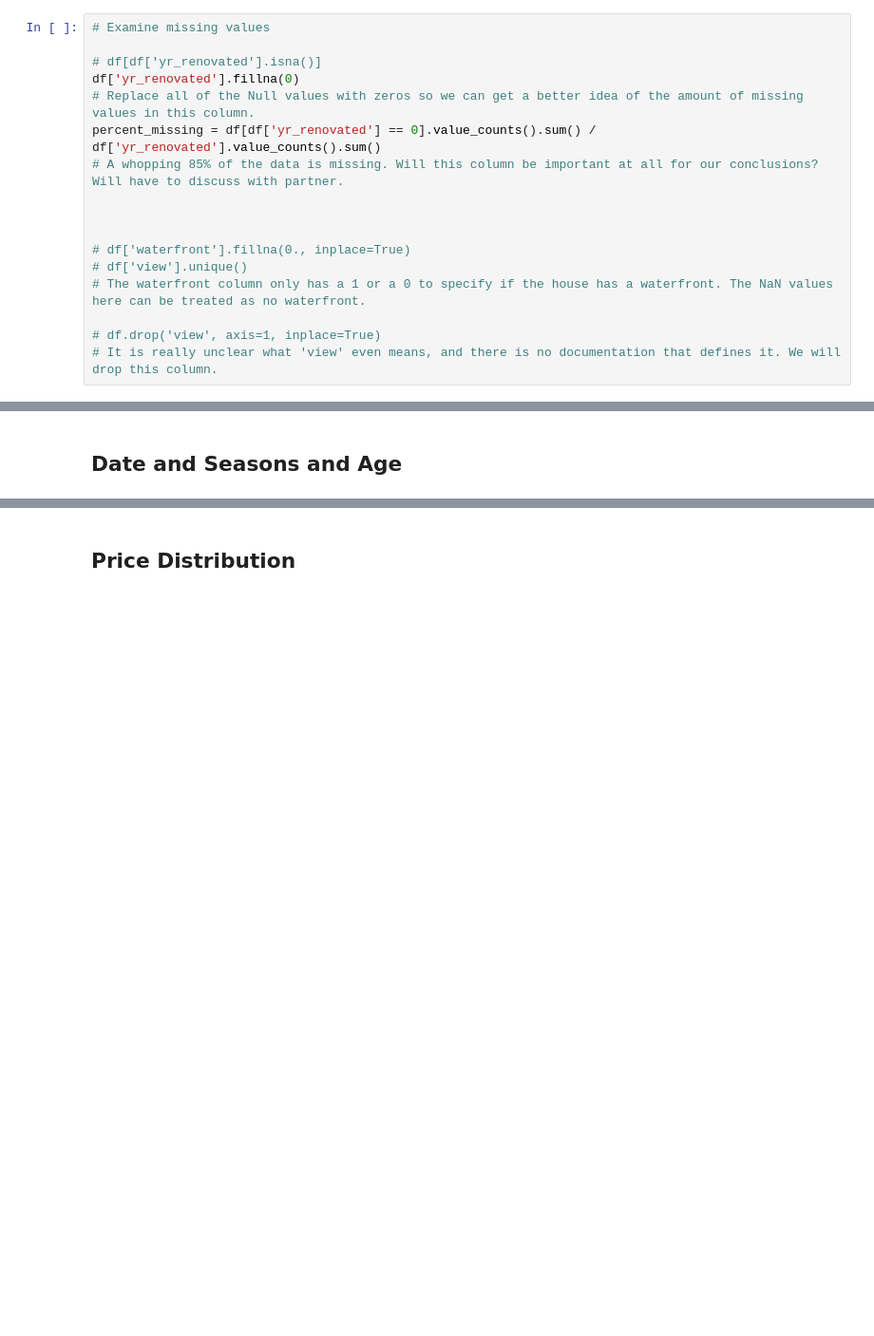
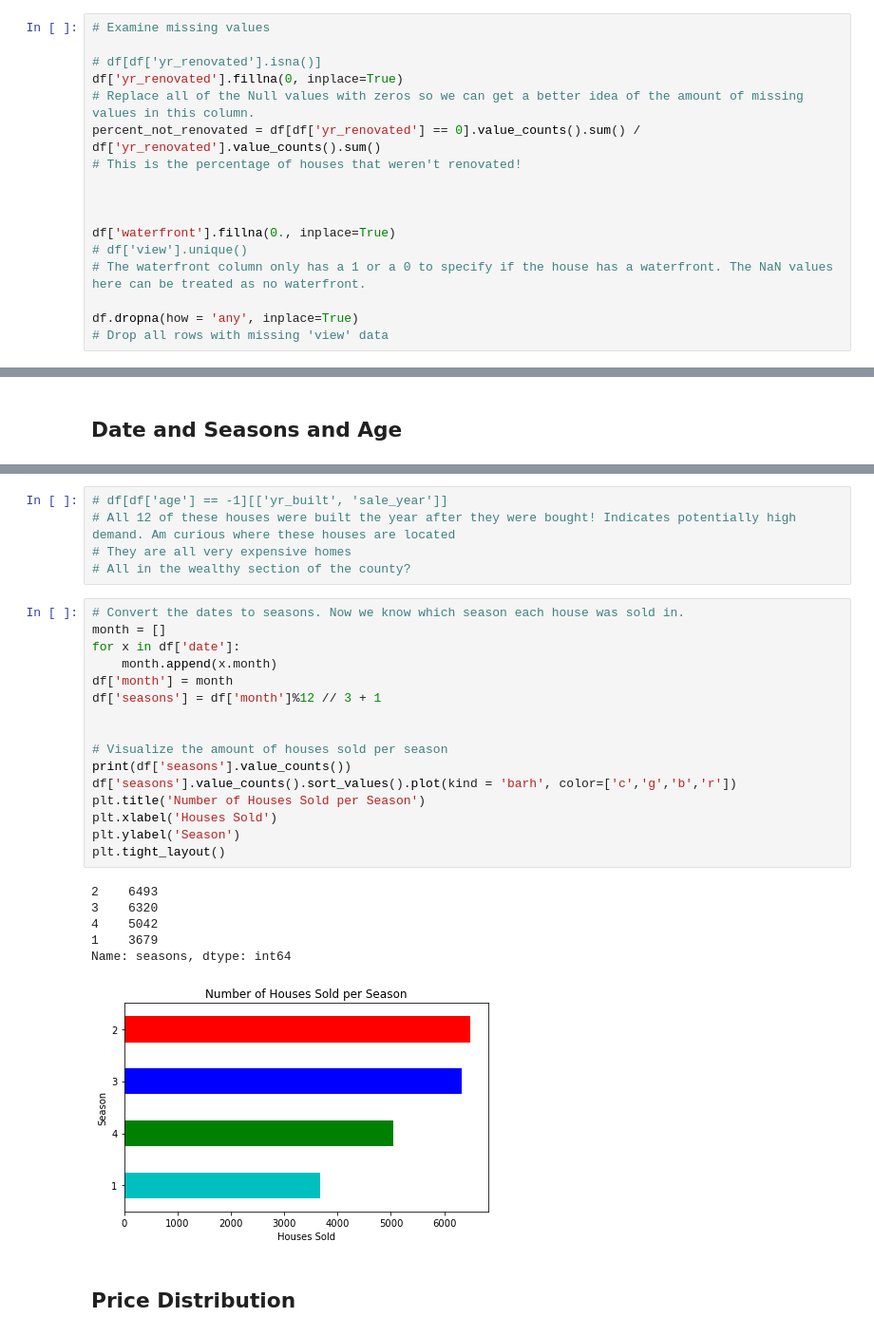
Before and after one commit to CamLadd/Housing_analysis_project, a Jupyter notebook: Data_cleaning.ipynb, the cells around one changed output, grey strips where cells are left out. Shown: that part at 95% size. Cells and saved outputs as stored; diff of their text form; blank space fills up the shorter version.

```diff
--- a/Data_cleaning.ipynb
+++ b/Data_cleaning.ipynb
@@ -76,16 +76,16 @@ dtype: int64
 # Examine missing values
 
 # df[df['yr_renovated'].isna()]
-df['yr_renovated'].fillna(0)
+df['yr_renovated'].fillna(0, inplace=True)
 # Replace all of the Null values with zeros so we can get a better idea of the amount of missing values in this column.
-percent_missing = df[df['yr_renovated'] == 0].value_counts().sum() / df['yr_renovated'].value_counts().sum()
-# A whopping 85% of the data is missing. Will this column be important at all for our conclusions? Will have to discuss with partner.
+percent_not_renovated = df[df['yr_renovated'] == 0].value_counts().sum() / df['yr_renovated'].value_counts().sum()
+# This is the percentage of houses that weren't renovated!
 
 
 
-# df['waterfront'].fillna(0., inplace=True)
+df['waterfront'].fillna(0., inplace=True)
 # df['view'].unique()
 # The waterfront column only has a 1 or a 0 to specify if the house has a waterfront. The NaN values here can be treated as no waterfront.
 
-# df.drop('view', axis=1, inplace=True)
-# It is really unclear what 'view' even means, and there is no documentation that defines it. We will drop this column.
+df.dropna(how = 'any', inplace=True)
+# Drop all rows with missing 'view' data
@@ -165,3 +178,31 @@ AttributeError: 'Series' object has no attribute 'year'
+# %%
+# df[df['age'] == -1][['yr_built', 'sale_year']]
+# All 12 of these houses were built the year after they were bought! Indicates potentially high demand. Am curious where these houses are located
+# They are all very expensive homes
+# All in the wealthy section of the county?
+# %%
+# Convert the dates to seasons. Now we know which season each house was sold in.
+month = []
+for x in df['date']:
+    month.append(x.month)
+df['month'] = month
+df['seasons'] = df['month']%12 // 3 + 1
+
+
+# Visualize the amount of houses sold per season
+print(df['seasons'].value_counts())
+df['seasons'].value_counts().sort_values().plot(kind = 'barh', color=['c','g','b','r'])
+plt.title('Number of Houses Sold per Season')
+plt.xlabel('Houses Sold')
+plt.ylabel('Season')
+plt.tight_layout()
+# %% [output]
+2    6493
+3    6320
+4    5042
+1    3679
+Name: seasons, dtype: int64
+[figure, added]
 # %% [markdown]
 ## Price Distribution
 # %%
```
Also changed, not shown: parts of 10 cells of this notebook.
